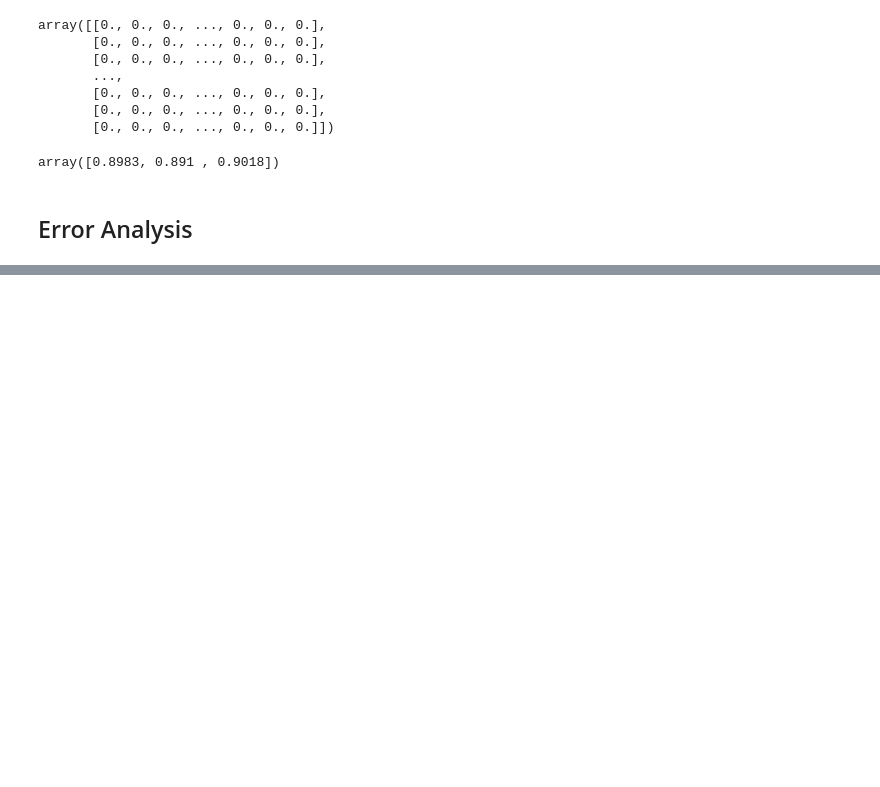
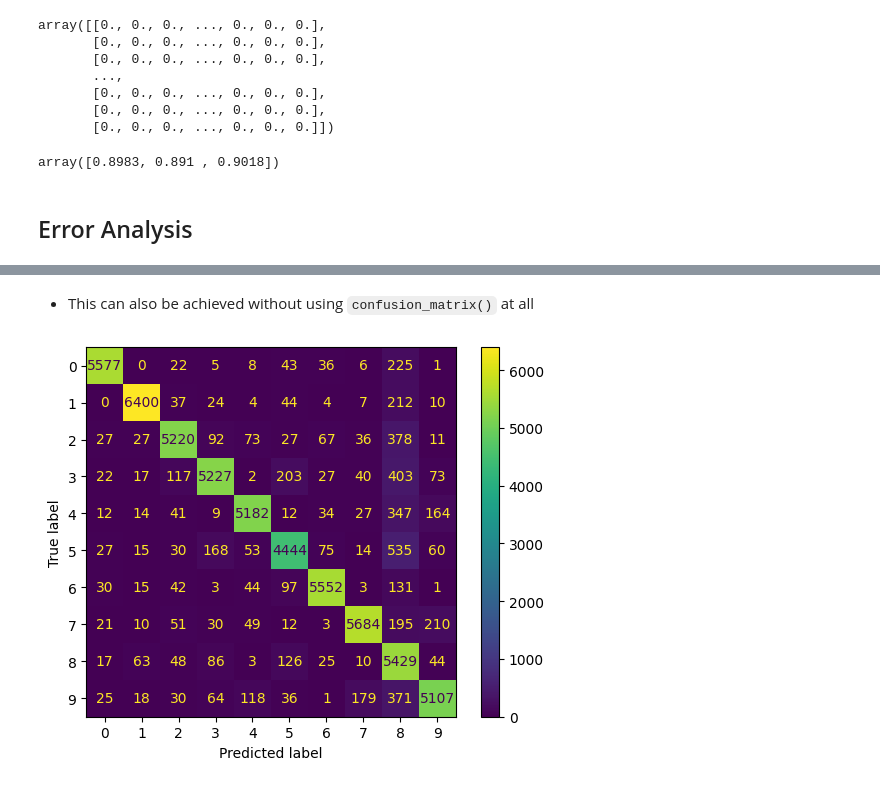
Before and after one commit to PaulToronto/Hands-on-Maching-Learning-Book, a Jupyter notebook: 3_Classification.ipynb, the cells around one changed output, grey strips where cells are left out. Cells and saved outputs as stored; diff of their text form; code cells hidden in the pictures; blank space fills up the shorter version.

```diff
--- a/3_Classification.ipynb
+++ b/3_Classification.ipynb
@@ -1178,0 +1210,6 @@ array([0.8983, 0.891 , 0.9018])
+# %% [markdown]
+- This can also be achieved without using `confusion_matrix()` at all
+# %%
+ConfusionMatrixDisplay.from_predictions(y_train, y_train_pred);
+# %% [output]
+[figure, added]
```
Also changed, not shown: parts of 17 cells of this notebook.
